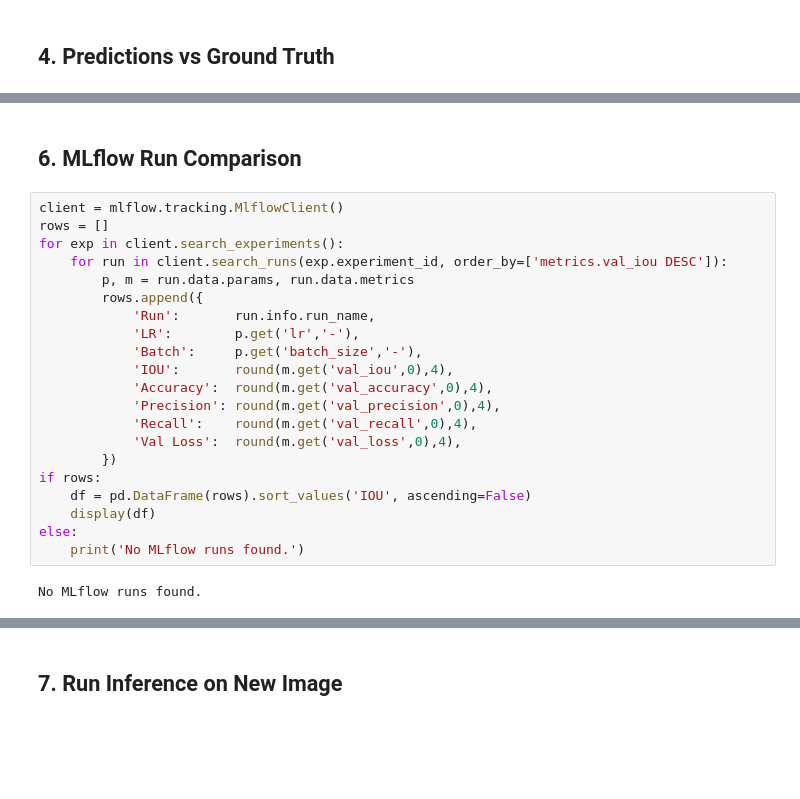
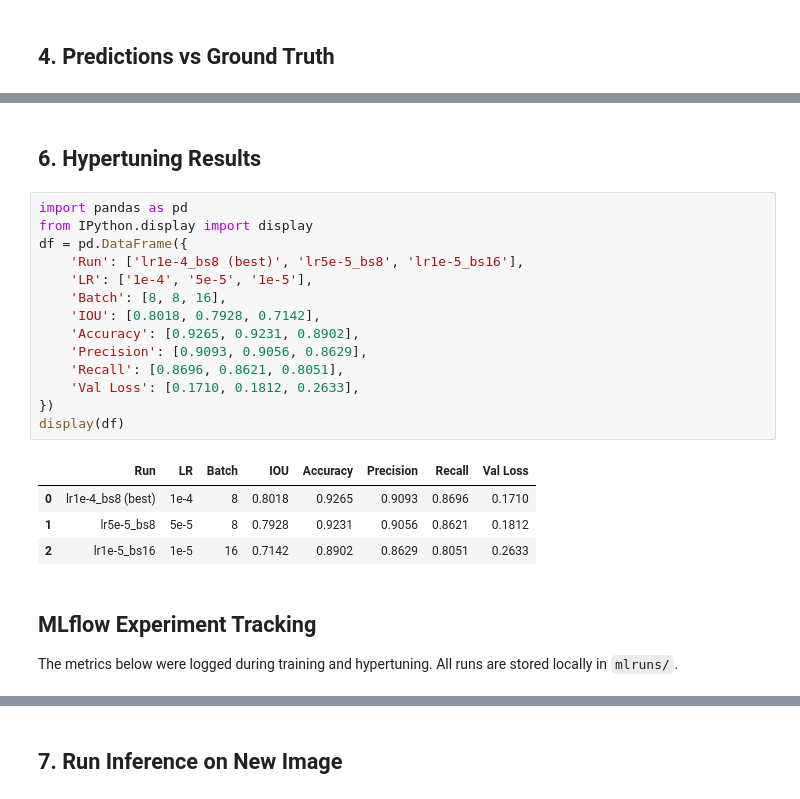
Before and after one commit to Angelgupta13/water-segementation, a Jupyter notebook: notebooks/demo.ipynb, the cells around one changed output, grey strips where cells are left out. Drawn from its saved outputs; the diff is of its cells as text; blank space fills up the shorter version.

```diff
--- a/notebooks/demo.ipynb
+++ b/notebooks/demo.ipynb
@@ -144,25 +165,25 @@ IOU > 0.9: 147 images
 # %% [markdown]
-## 6. MLflow Run Comparison
+## 6. Hypertuning Results
 # %%
-client = mlflow.tracking.MlflowClient()
-rows = []
-for exp in client.search_experiments():
-    for run in client.search_runs(exp.experiment_id, order_by=['metrics.val_iou DESC']):
-        p, m = run.data.params, run.data.metrics
-        rows.append({
-            'Run':       run.info.run_name,
-            'LR':        p.get('lr','-'),
-            'Batch':     p.get('batch_size','-'),
-            'IOU':       round(m.get('val_iou',0),4),
-            'Accuracy':  round(m.get('val_accuracy',0),4),
-            'Precision': round(m.get('val_precision',0),4),
-            'Recall':    round(m.get('val_recall',0),4),
-            'Val Loss':  round(m.get('val_loss',0),4),
-        })
-if rows:
-    df = pd.DataFrame(rows).sort_values('IOU', ascending=False)
-    display(df)
-else:
-    print('No MLflow runs found.')
+import pandas as pd
+from IPython.display import display
+df = pd.DataFrame({
+    'Run': ['lr1e-4_bs8 (best)', 'lr5e-5_bs8', 'lr1e-5_bs16'],
+    'LR': ['1e-4', '5e-5', '1e-5'],
+    'Batch': [8, 8, 16],
+    'IOU': [0.8018, 0.7928, 0.7142],
+    'Accuracy': [0.9265, 0.9231, 0.8902],
+    'Precision': [0.9093, 0.9056, 0.8629],
+    'Recall': [0.8696, 0.8621, 0.8051],
+    'Val Loss': [0.1710, 0.1812, 0.2633],
+})
+display(df)
 # %% [output]
-No MLflow runs found.
+|  | Run | LR | Batch | IOU | Accuracy | Precision | Recall | Val Loss |
+| 0 | lr1e-4_bs8 (best) | 1e-4 | 8 | 0.8018 | 0.9265 | 0.9093 | 0.8696 | 0.1710 |
+| 1 | lr5e-5_bs8 | 5e-5 | 8 | 0.7928 | 0.9231 | 0.9056 | 0.8621 | 0.1812 |
+| 2 | lr1e-5_bs16 | 1e-5 | 16 | 0.7142 | 0.8902 | 0.8629 | 0.8051 | 0.2633 |
+# %% [markdown]
+## MLflow Experiment Tracking
+
+The metrics below were logged during training and hypertuning. All runs are stored locally in `mlruns/`.
```
Also changed, not shown: parts of 10 cells of this notebook, 30 other files.
